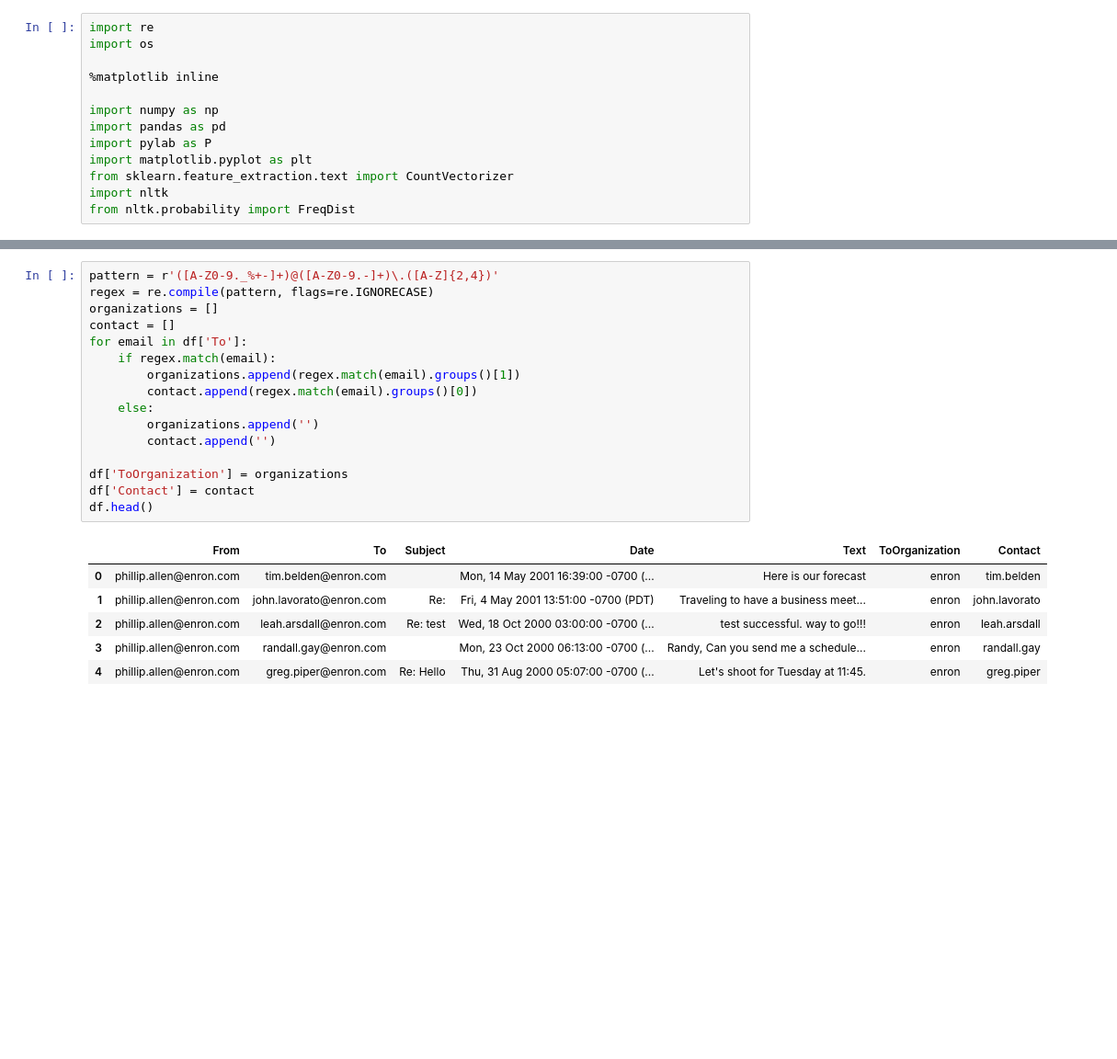
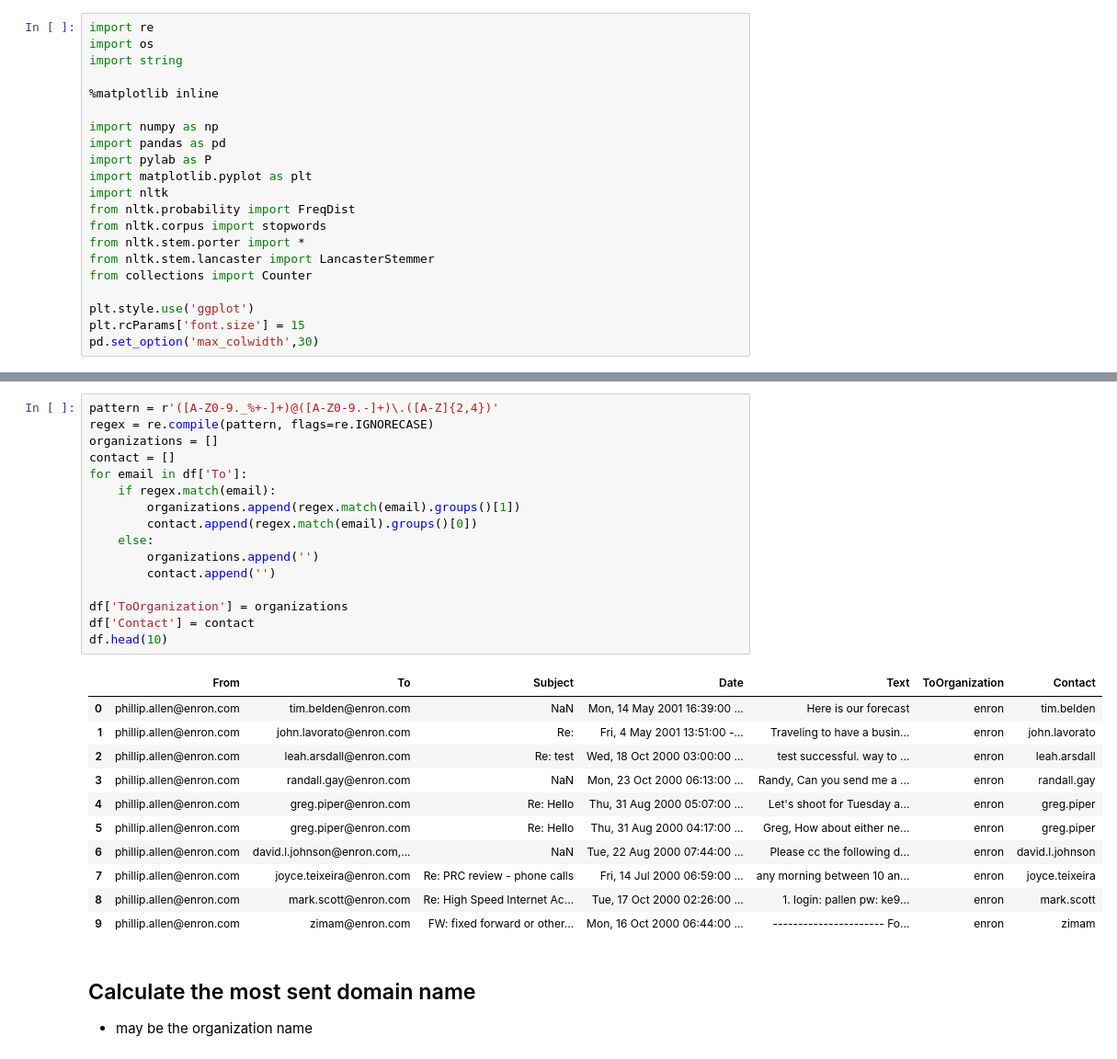
Before and after one commit to burun/enron-email-analysis-test, a Jupyter notebook: enron email analysis - Liang - 160516.ipynb, the cells around one changed output, grey strips where cells are left out. Shown: that part at 92% size. Cells and saved outputs as stored; diff of their text form; blank space fills up the shorter version.

Commit message:
Update more analysis of email text

```diff
--- a/enron email analysis - Liang - 160516.ipynb
+++ b/enron email analysis - Liang - 160516.ipynb
@@ -1,6 +1,7 @@
 # %%
 import re
 import os
+import string
 
 %matplotlib inline
 
@@ -8,6 +9,13 @@ import numpy as np
 import pandas as pd
 import pylab as P
 import matplotlib.pyplot as plt
-from sklearn.feature_extraction.text import CountVectorizer
 import nltk
 from nltk.probability import FreqDist
+from nltk.corpus import stopwords
+from nltk.stem.porter import *
+from nltk.stem.lancaster import LancasterStemmer
+from collections import Counter
+
+plt.style.use('ggplot')
+plt.rcParams['font.size'] = 15
+pd.set_option('max_colwidth',30)
@@ -106,24 +135,32 @@ Name: To, dtype: int64
 # %%
 pattern = r'([A-Z0-9._%+-]+)@([A-Z0-9.-]+)\.([A-Z]{2,4})'
 regex = re.compile(pattern, flags=re.IGNORECASE)
 organizations = []
 contact = []
 for email in df['To']:
     if regex.match(email):
         organizations.append(regex.match(email).groups()[1])
         contact.append(regex.match(email).groups()[0])
     else:
         organizations.append('')
         contact.append('')
 
 df['ToOrganization'] = organizations
 df['Contact'] = contact
-df.head()
+df.head(10)
 # %% [output]
 |  | From | To | Subject | Date | Text | ToOrganization | Contact |
-| 0 | phillip.allen@enron.com | tim.belden@enron.com |  | Mon, 14 May 2001 16:39:00 -0700 (... | Here is our forecast | enron | tim.belden |
-| 1 | phillip.allen@enron.com | john.lavorato@enron.com | Re: | Fri, 4 May 2001 13:51:00 -0700 (PDT) | Traveling to have a business meet... | enron | john.lavorato |
-| 2 | phillip.allen@enron.com | leah.arsdall@enron.com | Re: test | Wed, 18 Oct 2000 03:00:00 -0700 (... | test successful. way to go!!! | enron | leah.arsdall |
-| 3 | phillip.allen@enron.com | randall.gay@enron.com |  | Mon, 23 Oct 2000 06:13:00 -0700 (... | Randy, Can you send me a schedule... | enron | randall.gay |
-| 4 | phillip.allen@enron.com | greg.piper@enron.com | Re: Hello | Thu, 31 Aug 2000 05:07:00 -0700 (... | Let's shoot for Tuesday at 11:45. | enron | greg.piper |
+| 0 | phillip.allen@enron.com | tim.belden@enron.com | NaN | Mon, 14 May 2001 16:39:00 ... | Here is our forecast | enron | tim.belden |
+| 1 | phillip.allen@enron.com | john.lavorato@enron.com | Re: | Fri, 4 May 2001 13:51:00 -... | Traveling to have a busin... | enron | john.lavorato |
+| 2 | phillip.allen@enron.com | leah.arsdall@enron.com | Re: test | Wed, 18 Oct 2000 03:00:00 ... | test successful. way to ... | enron | leah.arsdall |
+| 3 | phillip.allen@enron.com | randall.gay@enron.com | NaN | Mon, 23 Oct 2000 06:13:00 ... | Randy, Can you send me a ... | enron | randall.gay |
+| 4 | phillip.allen@enron.com | greg.piper@enron.com | Re: Hello | Thu, 31 Aug 2000 05:07:00 ... | Let's shoot for Tuesday a... | enron | greg.piper |
+| 5 | phillip.allen@enron.com | greg.piper@enron.com | Re: Hello | Thu, 31 Aug 2000 04:17:00 ... | Greg, How about either ne... | enron | greg.piper |
+| 6 | phillip.allen@enron.com | david.l.johnson@enron.com,... | NaN | Tue, 22 Aug 2000 07:44:00 ... | Please cc the following d... | enron | david.l.johnson |
+| 7 | phillip.allen@enron.com | joyce.teixeira@enron.com | Re: PRC review - phone calls | Fri, 14 Jul 2000 06:59:00 ... | any morning between 10 an... | enron | joyce.teixeira |
+| 8 | phillip.allen@enron.com | mark.scott@enron.com | Re: High Speed Internet Ac... | Tue, 17 Oct 2000 02:26:00 ... | 1. login: pallen pw: ke9... | enron | mark.scott |
+| 9 | phillip.allen@enron.com | zimam@enron.com | FW: fixed forward or other... | Mon, 16 Oct 2000 06:44:00 ... | ---------------------- Fo... | enron | zimam |
+# %% [markdown]
+## Calculate the most sent domain name
+- may be the organization name
 # %%
```
Also changed, not shown: parts of 24 cells of this notebook.
